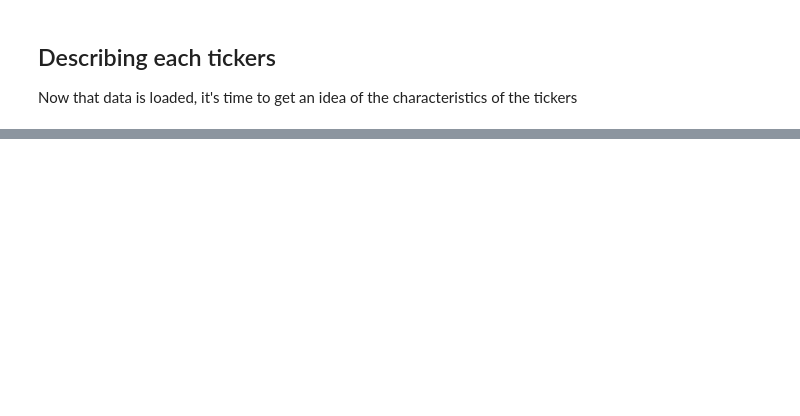
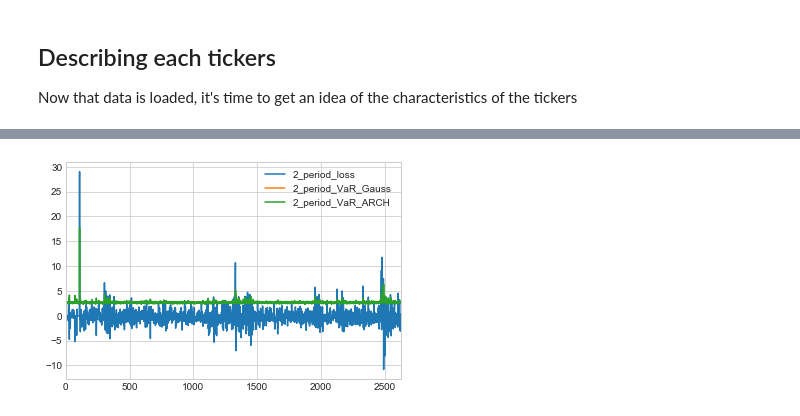
Before and after one commit to OlufKelk/PortfolioDesign, a Jupyter notebook: OptimalPF/Porfolio_notebook.ipynb, the cells around one changed output, grey strips where cells are left out. Saved outputs shown, nothing was run; the diff lists cells and outputs as text; code cells hidden in the pictures; blank space fills up the shorter version.

Commit message:
ARCH estimation done

```diff
--- a/OptimalPF/Porfolio_notebook.ipynb
+++ b/OptimalPF/Porfolio_notebook.ipynb
@@ -87,0 +77,26 @@ Resultes in a log-likelihood of --> -1450.000
+# %%
+def ARCH11_ll(theta,logR):
+    # i. unpacking parameter values
+    omega = theta[0]
+    alpha = theta[1]
+
+    # ii. retrieving max periods
+    T = len(logR)
+
+    # iii. initializing sigma2 series
+    sigma2 = np.empty(T)
+    sigma2[0] = np.var(logR) # starting at simple variance of returns
+    sigma2[0] = 1 # starting at 1
+
+    # iv. estimating sigma2 in ARCH(1,1) process
+    for t in range(1,T):
+        sigma2[t] = omega+alpha*logR[t-1]**2
+
+    # v. calculating the log-likelihood to be optimized (negative)
+    LogL = -np.sum(-np.log(sigma2)-logR**2/sigma2)
+
+    return LogL
+# %%
+x = data_prep(df,'SXR8')
+x
+ARCH11_ll(([0.25,2]),x)
@@ -87,0 +136,3 @@ Resultes in a log-likelihood of --> -1450.000
+# %%
+from scipy import optimize
+omega_hat,alpha_hat,logl = ARCH11_est('SXR8', df)
@@ -87,0 +144,9 @@ Resultes in a log-likelihood of --> -1450.000
+# %%
+h = 2
+T = len(x)
+loss = np.zeros(T-h+1)
+j = 0
+for i in reversed(range(h)):
+    loss -= x[i:T-j]
+    j += 1
+loss
@@ -87,0 +201,7 @@ Resultes in a log-likelihood of --> -1450.000
+# %%
+df=pd.DataFrame(loss, columns=["2_period_loss"])
+df["2_period_VaR_Gauss"]=VaR_gauss
+df["2_period_VaR_ARCH"]=VaR_ARCH11
+df.plot();
+# %% [output]
+[figure, added]
```
Also changed, not shown: parts of 11 cells of this notebook, 1 other file.
